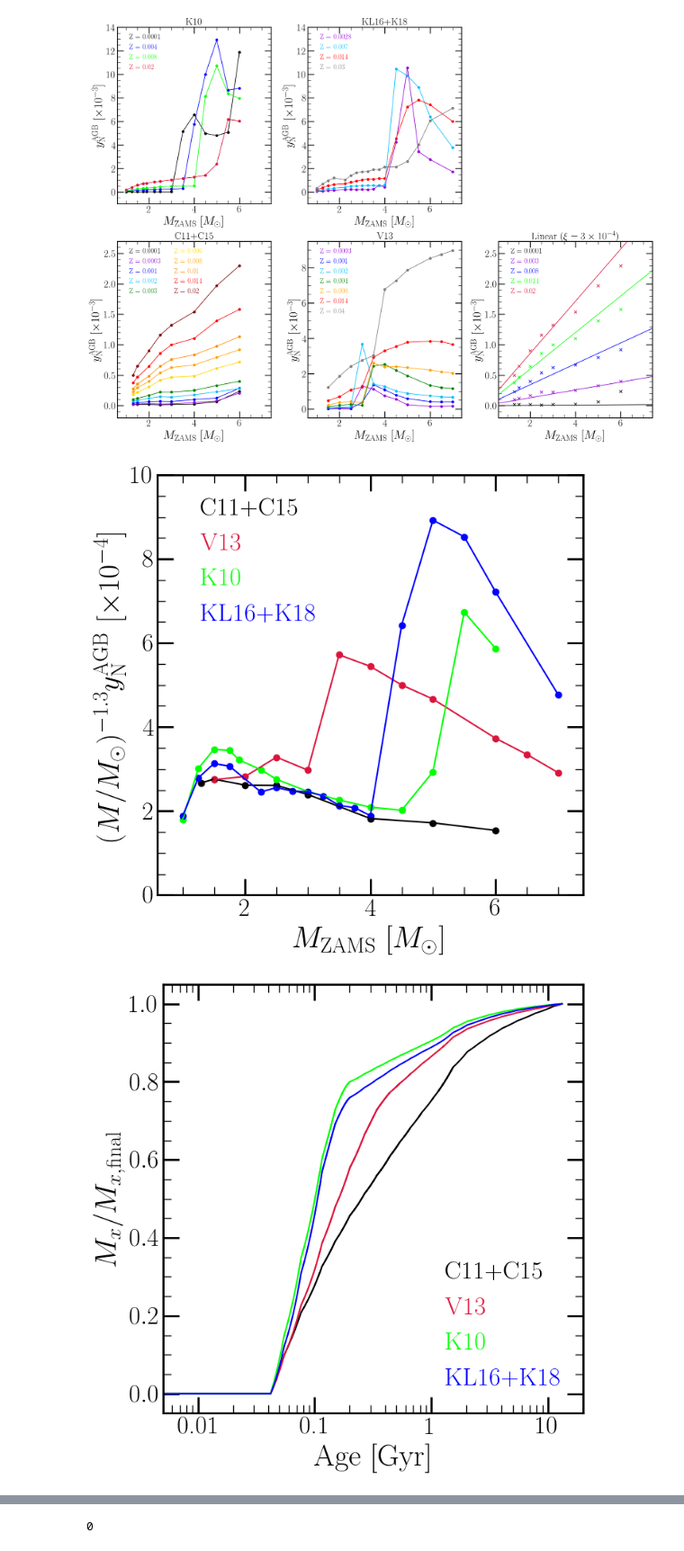
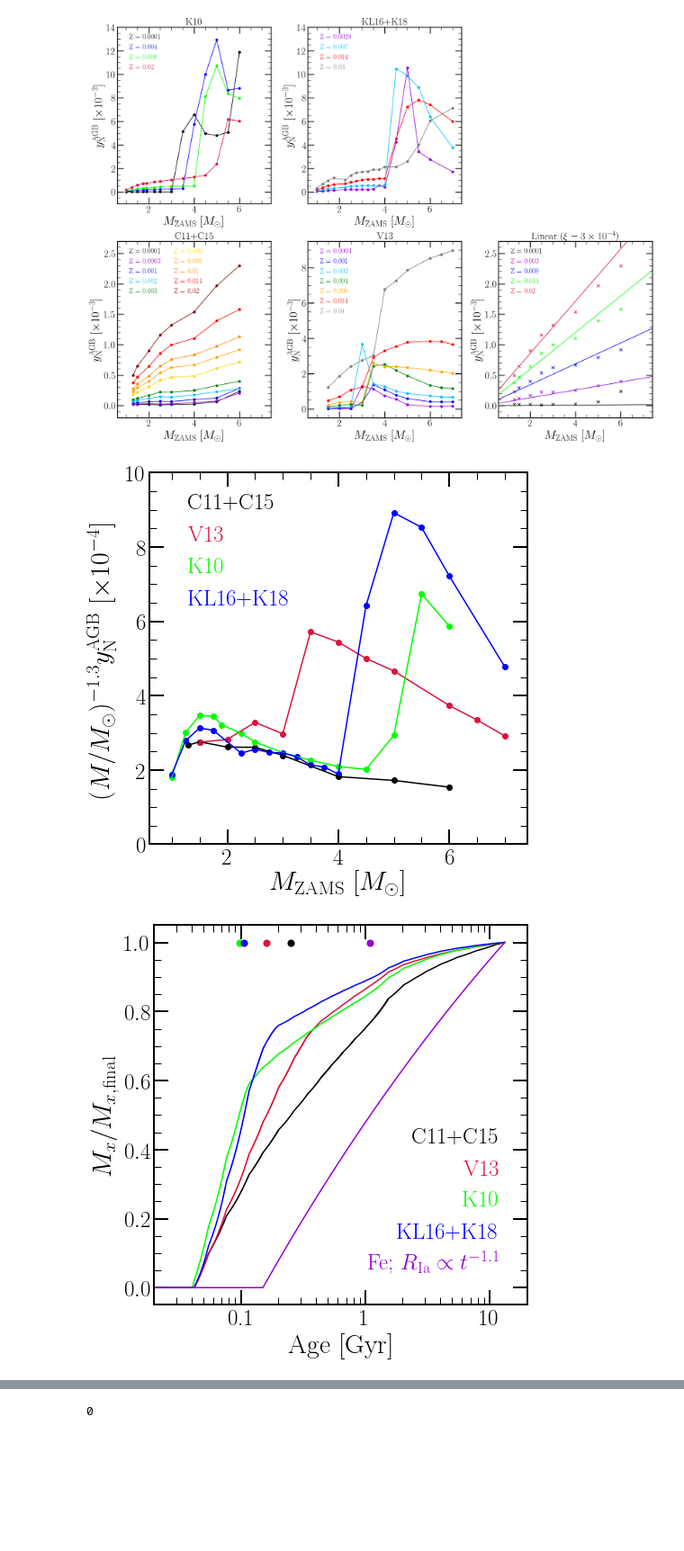
Before and after one commit to giganano/AGBmigration, a Jupyter notebook: notebooks/paper_plots.ipynb, the cells around one changed output, grey strips where cells are left out. Shown at 90% size. Saved outputs shown, nothing was run; the diff lists cells and outputs as text; code cells hidden in the pictures; blank space fills up the shorter version.

```diff
--- a/notebooks/paper_plots.ipynb
+++ b/notebooks/paper_plots.ipynb
@@ -210,21 +211,25 @@ colors = {
     "ventura13": "crimson",
     "karakas10": "lime",
     "karakas16": "blue",
+    "linear": "darkviolet"
 }
 zvals = {
     "cristallo11": 0.014,
     "ventura13": 0.014,
     "karakas10": 0.02,
-    "karakas16": 0.014
+    "karakas16": 0.014,
+    "linear": 0.014
 }
 labels = {
     "cristallo11": "C11+C15",
     "ventura13": "V13",
     "karakas10": "K10",
-    "karakas16": "KL16+K18"
+    "karakas16": "KL16+K18",
+    "linear": "Linear"
 }
 
 for study in colors.keys():
+    if study == "linear": continue
     y, m, z = vice.yields.agb.grid('n', study = study)
     idx = z.index(zvals[study])
     yields = len(m) * [0.]
@@ -235,6 +240,13 @@ for study in colors.keys():
     kwargs["label"] = labels[study]
     ax.plot(m, yields, **kwargs)
 
+# linear = linear_agb_yield(slope = 3.0e-4)
+# xvals = np.linspace(1, 7, 1000)
+# yvals = [10**logprefactor * _**-1.3 * linear(_, 0.014) for _ in xvals]
+# kwargs["c"] = colors["linear"]
+# kwargs["label"] = labels["linear"]
+# ax.plot(xvals, yvals, **kwargs)
+
 # leg = ax.legend(loc = plots.mpltoolkit.mpl_loc("upper right"), ncol = 2, frameon = False,
 #     handlelength = 0)
 leg = ax.legend(loc = plots.mpltoolkit.mpl_loc("upper left"), ncol = 1, frameon = False,
@@ -244,11 +256,14 @@ for i in range(len(leg.legendHandles)):
     leg.legendHandles[i].set_visible(False)
 
 plt.tight_layout()
+plt.savefig("../paper/agb_yield_models_imfweighted.pdf")
 plt.show()
 # %% [output]
-[figure, old version]
+[figure, new version]
 # %%
 vice.mlr.setting = "ka1997" # the mass-lifetime relation to adopt
+cc_yield = vice.yields.ccsne.settings['n']
+vice.yields.ccsne.settings['n'] = 0
 
 fig = plt.figure(figsize = (7, 7), facecolor = "white")
 ax = fig.add_subplot(111)
@@ -256,50 +271,82 @@ ax.set_xlabel("Age [Gyr]")
 ax.set_ylabel(r"$M_x/M_{x,\text{final}}$")
 ax.set_xscale("log")
 ax.xaxis.set_major_formatter(fsf("%g"))
-ax.set_xlim([0.005, 20])
+ax.set_xlim([0.02, 20])
 ax.set_ylim([-0.05, 1.05])
 
 colors = {
     "cristallo11": "black",
     "ventura13": "crimson",
     "karakas10": "lime",
     "karakas16": "blue",
+    "linear": "darkviolet"
 }
 zvals = {
     "cristallo11": 0.014,
     "ventura13": 0.014,
     "karakas10": 0.02,
-    "karakas16": 0.014
+    "karakas16": 0.014,
+    "linear": 0.014
 }
 labels = {
     "cristallo11": "C11+C15",
     "ventura13": "V13",
     "karakas10": "K10",
-    "karakas16": "KL16+K18"
+    "karakas16": "KL16+K18",
+    "linear": "Linear"
+}
+
+ssp_kwargs = {
+    "time": 13.2,
+    "dt": 1.e-4
 }
 
 current = vice.yields.agb.settings['n']
 for study in colors.keys():
-    vice.yields.agb.settings['n'] = study
-    mass, times = vice.single_stellar_population('n', time = 13.2, dt = 1.e-4)
+    if study == "linear":
+#         vice.yields.agb.settings['n'] = linear_agb_yield(slope = 3.0e-4)
+        continue
+    else:
+        vice.yields.agb.settings['n'] = study
+    ssp_kwargs["Z"] = zvals[study]
+    mass, times = vice.single_stellar_population('n', **ssp_kwargs)
     mass = [_ / mass[-1] for _ in mass]
-    kwargs = {
-        "c": plots.mpltoolkit.named_colors()[colors[study]],
-        "label": labels[study]
-    }
+    idx = 0
+    while mass[idx] < 0.5: idx += 1
+    kwargs = {"c": plots.mpltoolkit.named_colors()[colors[study]]}
+    ax.scatter(times[idx], 1.0, s = 50, **kwargs)
+    kwargs["label"] = labels[study]
     ax.plot(times, mass, **kwargs)
 vice.yields.agb.settings['n'] = current
 
+fe_cc_yield = vice.yields.ccsne.settings['fe']
+vice.yields.ccsne.settings['fe'] = 0
+mass, times = vice.single_stellar_population('fe', **ssp_kwargs)
+mass = [_ / mass[-1] for _ in mass]
+idx = 0
+while mass[idx] < 0.5: idx += 1
+kwargs = {"c": plots.mpltoolkit.named_colors()["darkviolet"]}
+ax.scatter(times[idx], 1.0, s = 50, **kwargs)
+kwargs["label"] = r"Fe; $R_\text{Ia} \propto t^{-1.1}$"
+ax.plot(times, mass, **kwargs)
+
 leg = ax.legend(loc = plots.mpltoolkit.mpl_loc("lower right"), ncol = 1, frameon = False,
-    handlelength = 0)
+    handlelength = 0, bbox_to_anchor = (0.98, 0.02))
+fig.canvas.draw()
+shift = max([text.get_window_extent().width for text in leg.get_texts()])
 for i in range(len(leg.legendHandles)):
     leg.get_texts()[i].set_color(colors[list(colors.keys())[i]])
+    leg.get_texts()[i].set_ha("right")
+    leg.get_texts()[i].set_position([shift, 0])
     leg.legendHandles[i].set_visible(False)
 
+vice.yields.ccsne.settings['n'] = cc_yield
+vice.yields.ccsne.settings['fe'] = fe_cc_yield
 plt.tight_layout()
+plt.savefig("../paper/ssp_production_modelcomp.pdf")
 plt.show()
 # %% [output]
-[figure, old version]
+[figure, new version]
 # %%
 fig = plt.figure(figsize = (14, 7), facecolor = "white")
 ax1 = fig.add_subplot(121)
```
Also changed, not shown: parts of 3 cells of this notebook, 18 other files.
